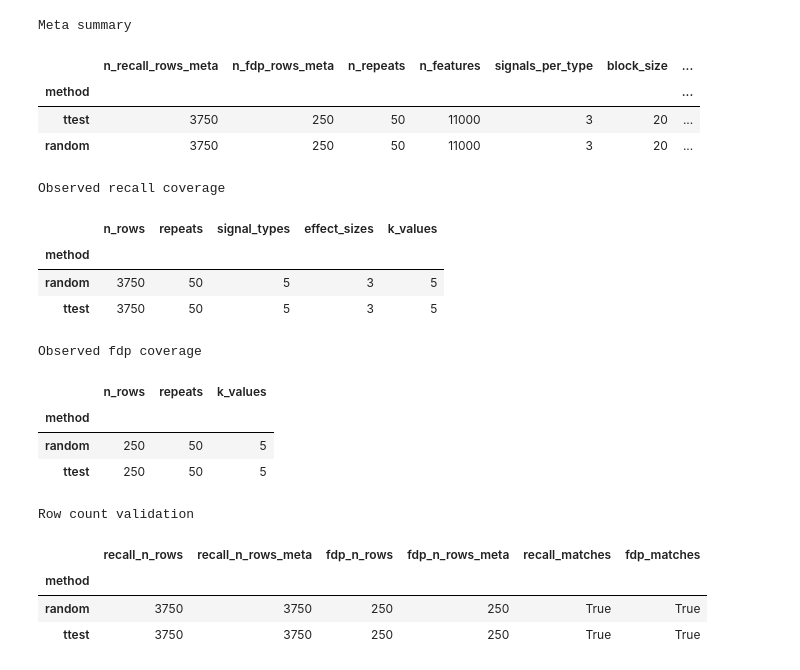
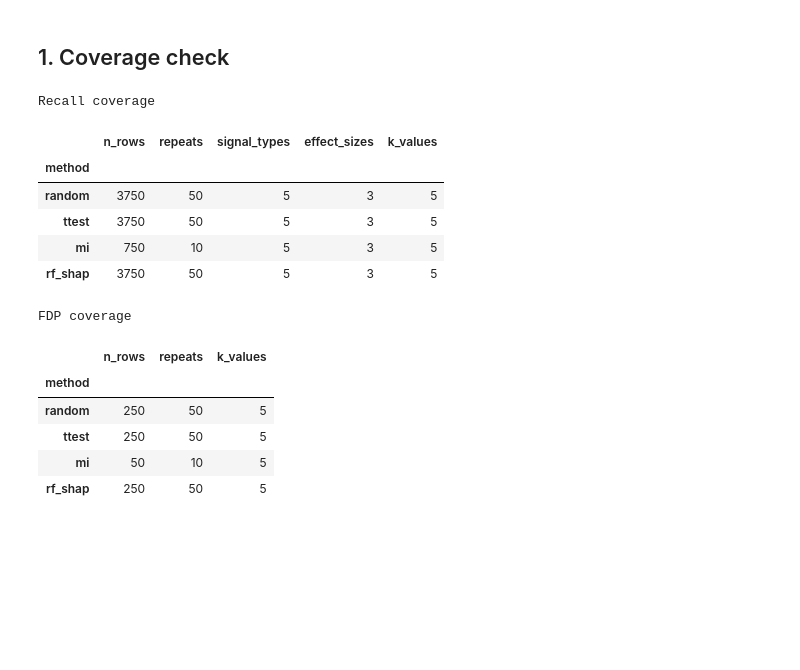
Before and after one commit to andreasjak/MSc26_Proteomics, a Jupyter notebook: notebooks/simluation_results.ipynb, the cells around one changed output. Cells and saved outputs as stored; diff of their text form; code cells hidden in the pictures; blank space fills up the shorter version.

```diff
--- a/notebooks/simluation_results.ipynb
+++ b/notebooks/simluation_results.ipynb
@@ -111,64 +129,36 @@ block_recall present: True | block_fdp present: True
+# %% [markdown]
+## 1. Coverage check
 # %%
-meta_df = pd.DataFrame(meta_rows).set_index("method") if meta_rows else pd.DataFrame()
-
 recall_coverage = (
     recall_df.groupby("method", observed=False)
-    .agg(
-        n_rows=("repeat", "size"),
-        repeats=("repeat", "nunique"),
-        signal_types=("signal_type", "nunique"),
-        effect_sizes=("effect_size", "nunique"),
-        k_values=("k", "nunique"),
-    )
+    .agg(n_rows=("repeat", "size"),
+         repeats=("repeat", "nunique"),
+         signal_types=("signal_type", "nunique"),
+         effect_sizes=("effect_size", "nunique"),
+         k_values=("k", "nunique"))
     .sort_index()
 )
-
 fdp_coverage = (
     fdp_df.groupby("method", observed=False)
-    .agg(
-        n_rows=("repeat", "size"),
-        repeats=("repeat", "nunique"),
-        k_values=("k", "nunique"),
-    )
+    .agg(n_rows=("repeat", "size"),
+         repeats=("repeat", "nunique"),
+         k_values=("k", "nunique"))
     .sort_index()
 )
-
-print("Meta summary")
-display(meta_df)
-
-print("Observed recall coverage")
-display(recall_coverage)
-
-print("Observed fdp coverage")
-display(fdp_coverage)
-
-if not meta_df.empty:
-    compare = recall_coverage[["n_rows"]].rename(columns={"n_rows": "recall_n_rows"})
-    compare["recall_n_rows_meta"] = meta_df["n_recall_rows_meta"]
-    compare["fdp_n_rows"] = fdp_coverage["n_rows"]
-    compare["fdp_n_rows_meta"] = meta_df["n_fdp_rows_meta"]
-    compare["recall_matches"] = compare["recall_n_rows"] == compare["recall_n_rows_meta"]
-    compare["fdp_matches"] = compare["fdp_n_rows"] == compare["fdp_n_rows_meta"]
-    print("Row count validation")
-    display(compare)
+print("Recall coverage"); display(recall_coverage)
+print("FDP coverage");    display(fdp_coverage)
 # %% [output]
-Meta summary
+Recall coverage
-|  | n_recall_rows_meta | n_fdp_rows_meta | n_repeats | n_features | signals_per_type | block_size | ... |
-| method |  |  |  |  |  |  | ... |
-| ttest | 3750 | 250 | 50 | 11000 | 3 | 20 | ... |
-| random | 3750 | 250 | 50 | 11000 | 3 | 20 | ... |
+|  | n_rows | repeats | signal_types | effect_sizes | k_values |
+| method |  |  |  |  |  |
+| random | 3750 | 50 | 5 | 3 | 5 |
+| ttest | 3750 | 50 | 5 | 3 | 5 |
+| mi | 750 | 10 | 5 | 3 | 5 |
+| rf_shap | 3750 | 50 | 5 | 3 | 5 |
-Observed recall coverage
+FDP coverage
-|  | n_rows | repeats | signal_types | effect_sizes | k_values |
-| method |  |  |  |  |  |
-| random | 3750 | 50 | 5 | 3 | 5 |
-| ttest | 3750 | 50 | 5 | 3 | 5 |
+|  | n_rows | repeats | k_values |
+| method |  |  |  |
+| random | 250 | 50 | 5 |
+| ttest | 250 | 50 | 5 |
+| mi | 50 | 10 | 5 |
+| rf_shap | 250 | 50 | 5 |
-Observed fdp coverage
-|  | n_rows | repeats | k_values |
-| method |  |  |  |
-| random | 250 | 50 | 5 |
-| ttest | 250 | 50 | 5 |
-Row count validation
-|  | recall_n_rows | recall_n_rows_meta | fdp_n_rows | fdp_n_rows_meta | recall_matches | fdp_matches |
-| method |  |  |  |  |  |  |
-| random | 3750 | 3750 | 250 | 250 | True | True |
-| ttest | 3750 | 3750 | 250 | 250 | True | True |
```
Also changed, not shown: parts of 22 cells of this notebook, 1 other file.
